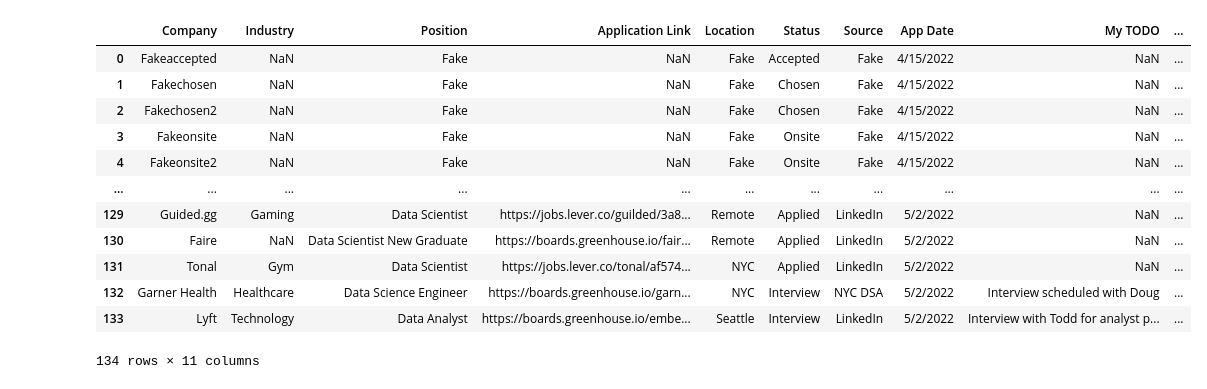
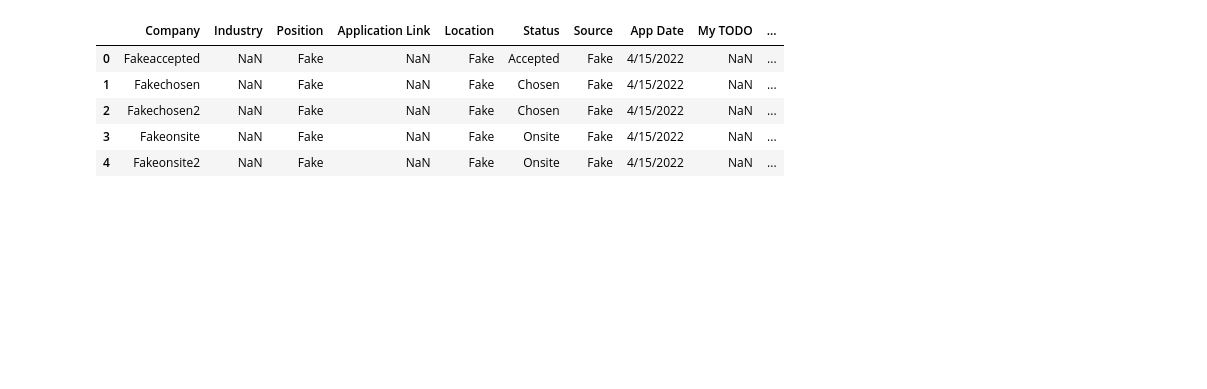
Before and after one commit to rishigoutam/job-applications, a Jupyter notebook: jobs.ipynb, the cells around one changed output. Cells and saved outputs as stored; diff of their text form; code cells hidden in the pictures; blank space fills up the shorter version.

```diff
--- a/jobs.ipynb
+++ b/jobs.ipynb
@@ -9,21 +9,14 @@ url = f"https://docs.google.com/spreadsheets/d/{sheet_id}/gviz/tq?tqx=out:csv&sh
 
 df = pd.read_csv(url, usecols=range(0, 11))
 # %%
-df
+df.head()
 # %% [output]
 |  | Company | Industry | Position | Application Link | Location | Status | Source | App Date | My TODO | ... |
 | 0 | Fakeaccepted | NaN | Fake | NaN | Fake | Accepted | Fake | 4/15/2022 | NaN | ... |
 | 1 | Fakechosen | NaN | Fake | NaN | Fake | Chosen | Fake | 4/15/2022 | NaN | ... |
 | 2 | Fakechosen2 | NaN | Fake | NaN | Fake | Chosen | Fake | 4/15/2022 | NaN | ... |
 | 3 | Fakeonsite | NaN | Fake | NaN | Fake | Onsite | Fake | 4/15/2022 | NaN | ... |
 | 4 | Fakeonsite2 | NaN | Fake | NaN | Fake | Onsite | Fake | 4/15/2022 | NaN | ... |
-| ... | ... | ... | ... | ... | ... | ... | ... | ... | ... | ... |
-| 129 | Guided.gg | Gaming | Data Scientist | https://jobs.lever.co/guilded/3a8... | Remote | Applied | LinkedIn | 5/2/2022 | NaN | ... |
-| 130 | Faire | NaN | Data Scientist New Graduate | https://boards.greenhouse.io/fair... | Remote | Applied | LinkedIn | 5/2/2022 | NaN | ... |
-| 131 | Tonal | Gym | Data Scientist | https://jobs.lever.co/tonal/af574... | NYC | Applied | LinkedIn | 5/2/2022 | NaN | ... |
-| 132 | Garner Health | Healthcare | Data Science Engineer | https://boards.greenhouse.io/garn... | NYC | Interview | NYC DSA | 5/2/2022 | Interview scheduled with Doug | ... |
-| 133 | Lyft | Technology | Data Analyst | https://boards.greenhouse.io/embe... | Seattle | Interview | LinkedIn | 5/2/2022 | Interview with Todd for analyst p... | ... |
-134 rows × 11 columns
 # %%
 nycdsa = (
     df.groupby("Source")["Company"]
```
Also changed, not shown: parts of 5 cells of this notebook.
